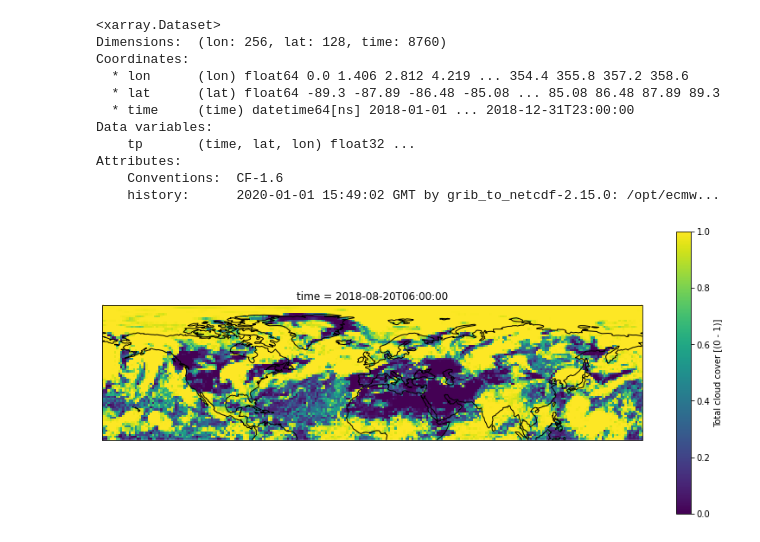
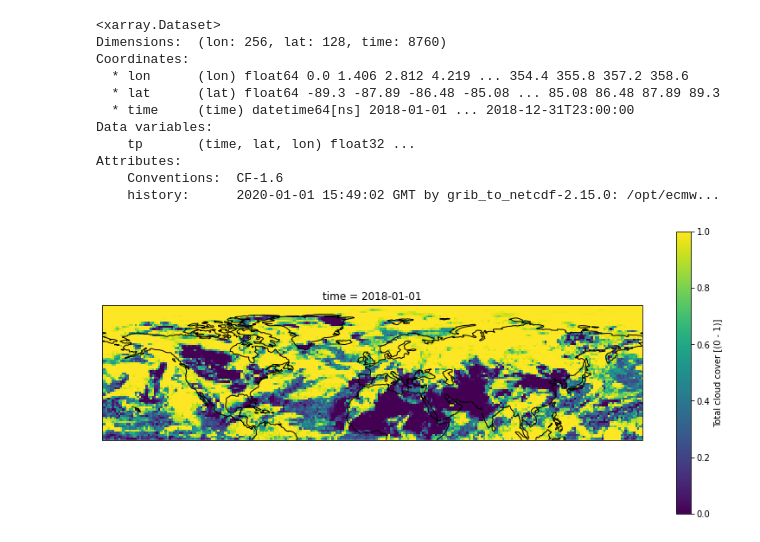
Before and after one commit to mohandeepak/self-supervised-learning, a Jupyter notebook: dataloading.ipynb, the cells around one changed output. Cells and saved outputs as stored; diff of their text form; code cells hidden in the pictures.

```diff
--- a/dataloading.ipynb
+++ b/dataloading.ipynb
@@ -37,12 +32,12 @@ Attributes:
 # %%
 #plot for total cloud cover data
 plt.figure(figsize=(14, 6))
 ax = plt.axes(projection=ccrs.PlateCarree())
 ax.set_global()
-cloud_cover_data.tcc[5550].plot.pcolormesh(
+cloud_cover_data.tcc[0].plot.pcolormesh(
     ax=ax,x="lon", y="lat", transform=ccrs.PlateCarree(), add_colorbar=True
 )
 ax.coastlines()
 ax.set_ylim([0, 90]);
 # %% [output]
-[figure, old version]
+[figure, new version]
```
Also changed, not shown: parts of 15 cells of this notebook.
